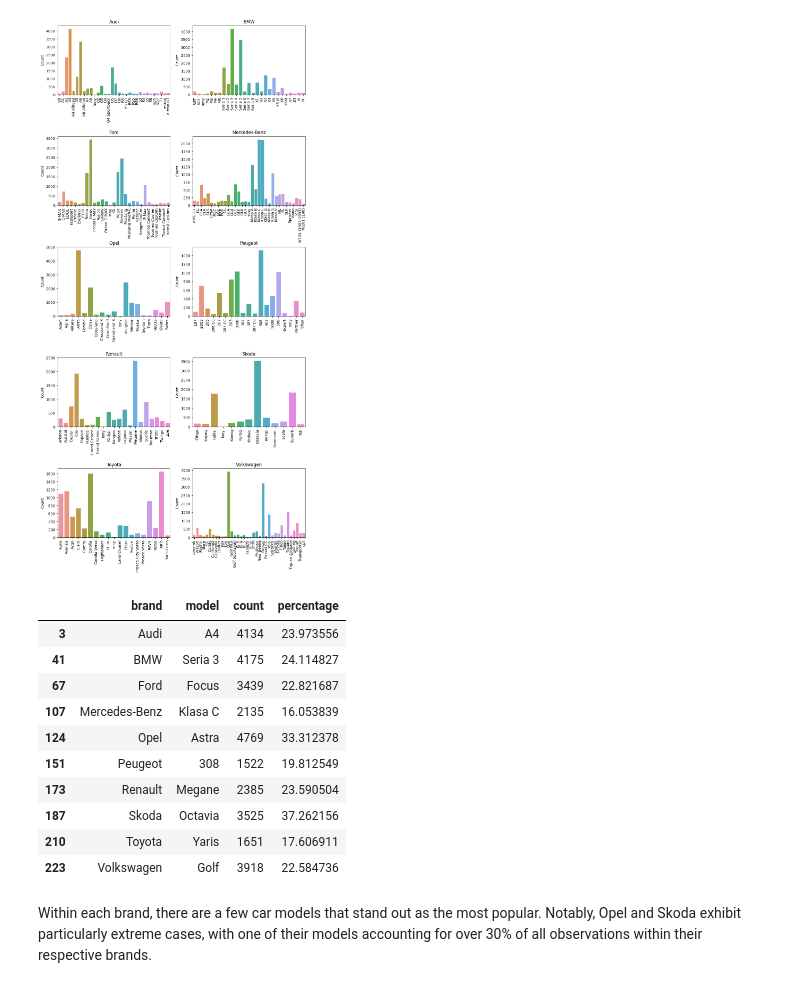
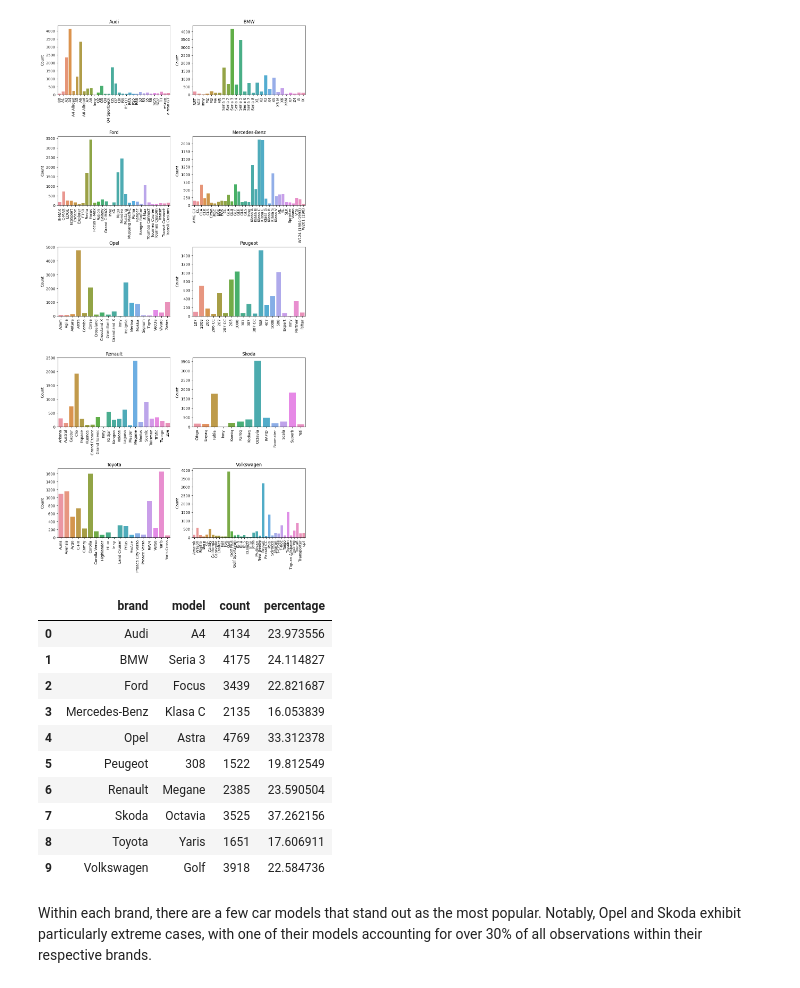
Before and after one commit to pawel-grzeszczyk/Car-Market-Analysis, a Jupyter notebook: data_analysis.ipynb, the cells around one changed output. Saved outputs shown, nothing was run; the diff lists cells and outputs as text; code cells hidden in the pictures.

```diff
--- a/data_analysis.ipynb
+++ b/data_analysis.ipynb
@@ -58,30 +58,30 @@ plt.show()
 # %%
 #  What are the top n car models for each brand based on their count percentage?
 
 # Total count for each brand
 brand_counts = grouped_brand.groupby('brand')['count'].transform('sum')
 
 grouped_brand['percentage'] = grouped_brand['count'] / brand_counts * 100
 
 sorted_brand = grouped_brand.sort_values(['brand', 'percentage'], ascending=[True, False])
 
 n = 1 # Number of top models to show for each brand
 
 top_n_brand = sorted_brand.groupby('brand').head(1)
 
-top_n_brand
+top_n_brand.reset_index(drop=True)
 # %% [output]
 |  | brand | model | count | percentage |
-| 3 | Audi | A4 | 4134 | 23.973556 |
-| 41 | BMW | Seria 3 | 4175 | 24.114827 |
-| 67 | Ford | Focus | 3439 | 22.821687 |
-| 107 | Mercedes-Benz | Klasa C | 2135 | 16.053839 |
-| 124 | Opel | Astra | 4769 | 33.312378 |
-| 151 | Peugeot | 308 | 1522 | 19.812549 |
-| 173 | Renault | Megane | 2385 | 23.590504 |
-| 187 | Skoda | Octavia | 3525 | 37.262156 |
-| 210 | Toyota | Yaris | 1651 | 17.606911 |
-| 223 | Volkswagen | Golf | 3918 | 22.584736 |
+| 0 | Audi | A4 | 4134 | 23.973556 |
+| 1 | BMW | Seria 3 | 4175 | 24.114827 |
+| 2 | Ford | Focus | 3439 | 22.821687 |
+| 3 | Mercedes-Benz | Klasa C | 2135 | 16.053839 |
+| 4 | Opel | Astra | 4769 | 33.312378 |
+| 5 | Peugeot | 308 | 1522 | 19.812549 |
+| 6 | Renault | Megane | 2385 | 23.590504 |
+| 7 | Skoda | Octavia | 3525 | 37.262156 |
+| 8 | Toyota | Yaris | 1651 | 17.606911 |
+| 9 | Volkswagen | Golf | 3918 | 22.584736 |
 # %% [markdown]
 Within each brand, there are a few car models that stand out as the most popular. Notably, Opel and Skoda exhibit particularly extreme cases, with one of their models accounting for over 30% of all observations within their respective brands.
 # %%
```
Also changed, not shown: parts of 8 cells of this notebook, 1 other file.
